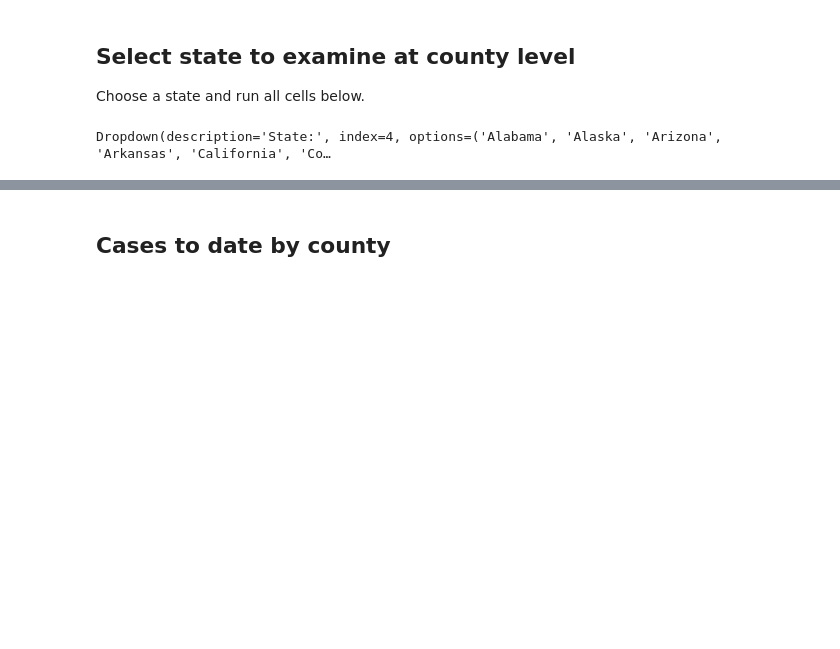
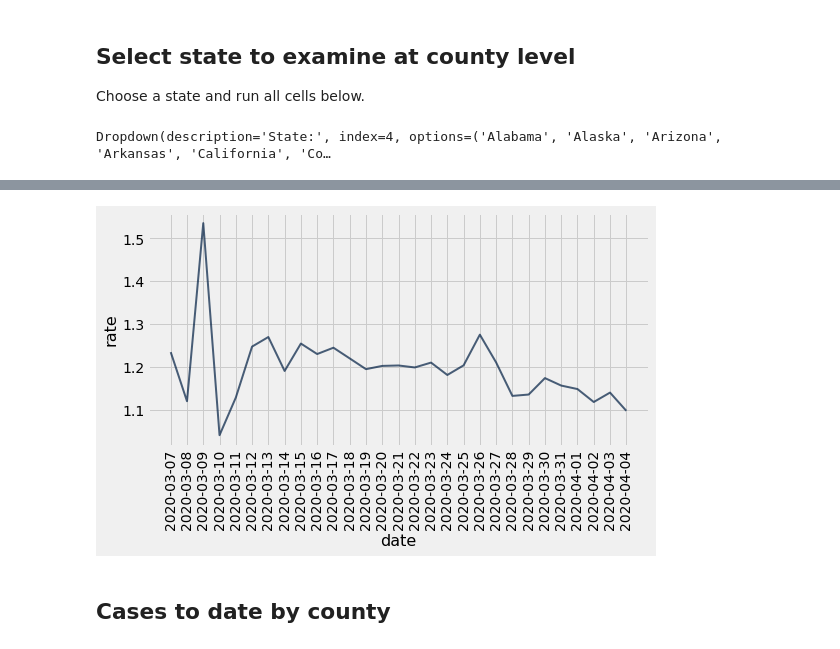
Before and after one commit to deculler/covid19, a Jupyter notebook: Counties-US-covid19-nytimes.ipynb, the cells around one changed output, grey strips where cells are left out. Cells and saved outputs as stored; diff of their text form; code cells hidden in the pictures; blank space fills up the shorter version.

```diff
--- a/Counties-US-covid19-nytimes.ipynb
+++ b/Counties-US-covid19-nytimes.ipynb
@@ -192,3 +209,8 @@ deaths = TimeTable.from_table(raw_state.pivot('county', 'date', 'deaths', sum),
+# %%
+prior_to(state_case_trend.extract(['rate']), 28).oplot(width=8)
+_ = plots.xticks(rotation=90)
+# %% [output]
+[figure, added]
 # %% [markdown]
 <a id=sectionCases></a>
 ## Cases to date by county
```
Also changed, not shown: parts of 21 cells of this notebook, 1 other file.
